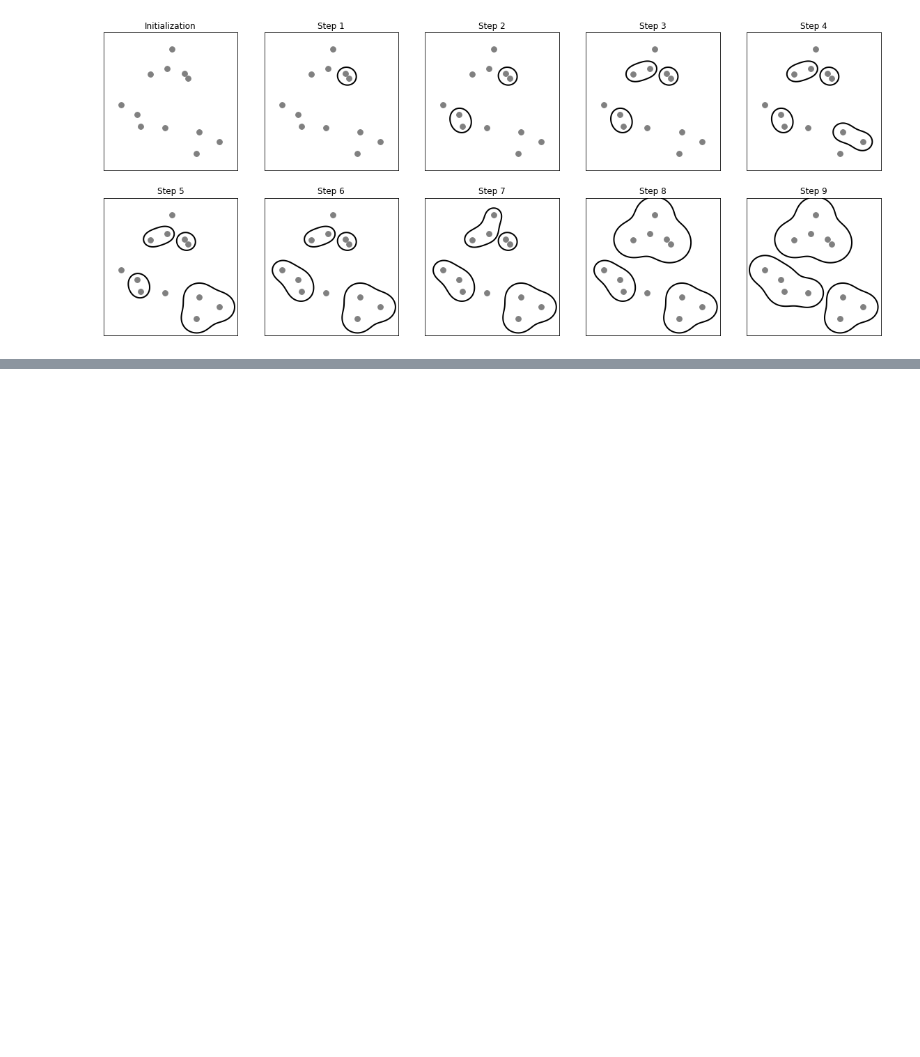
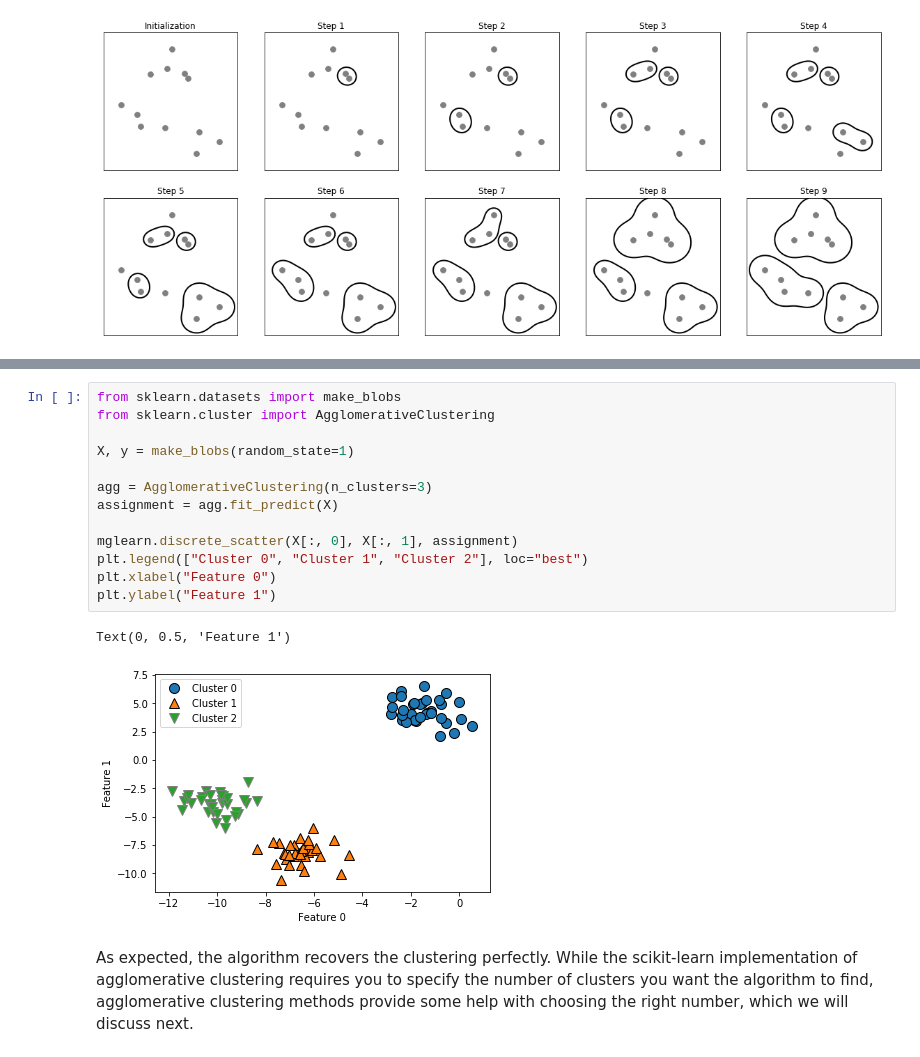
Before and after one commit to carlhinderer/python-ml-intro, a Jupyter notebook: notebooks/03_unsupervised_learning/g_agglomerative_clustering.ipynb, the cells around one changed output, grey strips where cells are left out. Drawn from its saved outputs; the diff is of its cells as text; blank space fills up the shorter version.

Commit message:
Added explanation of agglomerative clustering.

```diff
--- a/notebooks/03_unsupervised_learning/g_agglomerative_clustering.ipynb
+++ b/notebooks/03_unsupervised_learning/g_agglomerative_clustering.ipynb
@@ -35,0 +42,18 @@ mglearn.plots.plot_agglomerative_algorithm()
+# %%
+from sklearn.datasets import make_blobs
+from sklearn.cluster import AgglomerativeClustering
+
+X, y = make_blobs(random_state=1)
+
+agg = AgglomerativeClustering(n_clusters=3)
+assignment = agg.fit_predict(X)
+
+mglearn.discrete_scatter(X[:, 0], X[:, 1], assignment)
+plt.legend(["Cluster 0", "Cluster 1", "Cluster 2"], loc="best")
+plt.xlabel("Feature 0")
+plt.ylabel("Feature 1")
+# %% [output]
+Text(0, 0.5, 'Feature 1')
+[figure, added]
+# %% [markdown]
+As expected, the algorithm recovers the clustering perfectly. While the scikit-learn implementation of agglomerative clustering requires you to specify the number of clusters you want the algorithm to find, agglomerative clustering methods provide some help with choosing the right number, which we will discuss next.
```
Also changed, not shown: parts of 2 cells of this notebook.
